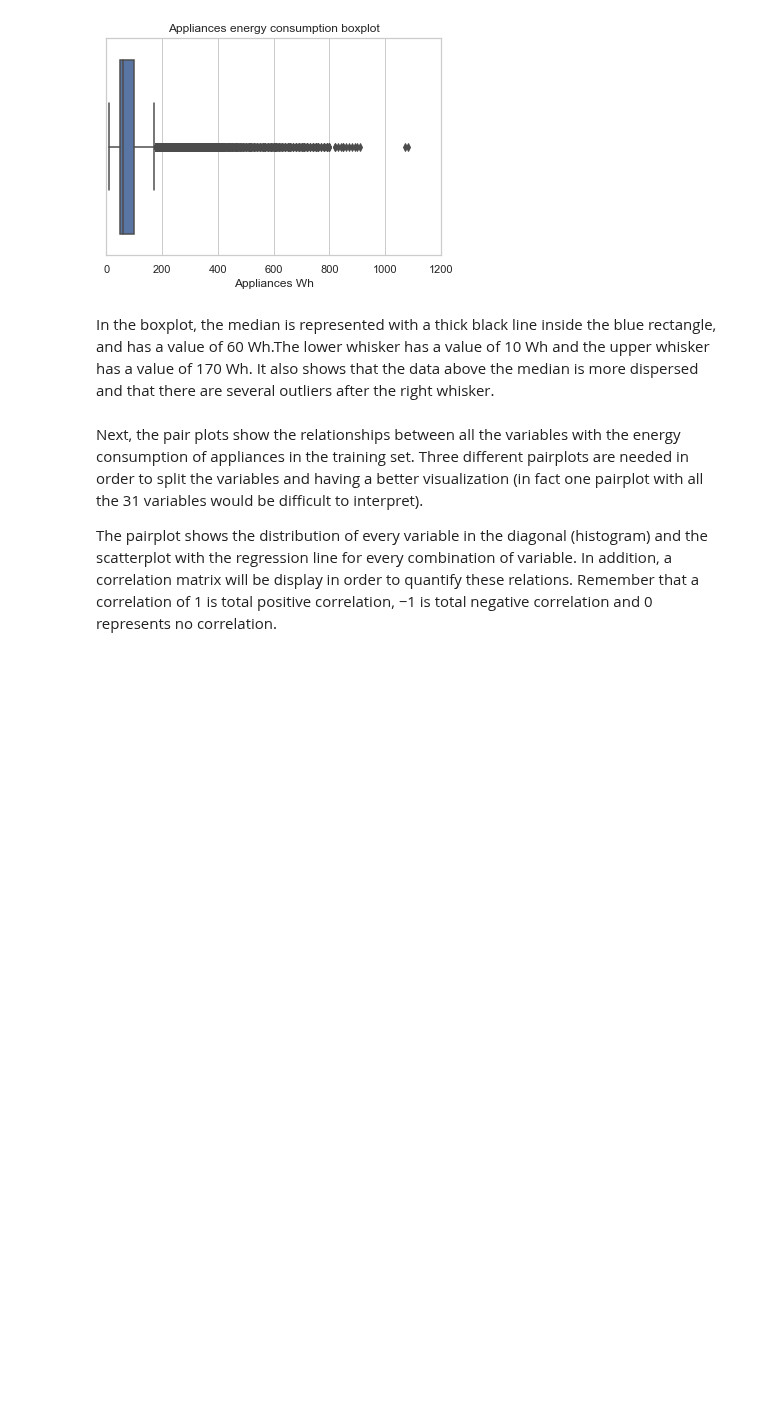
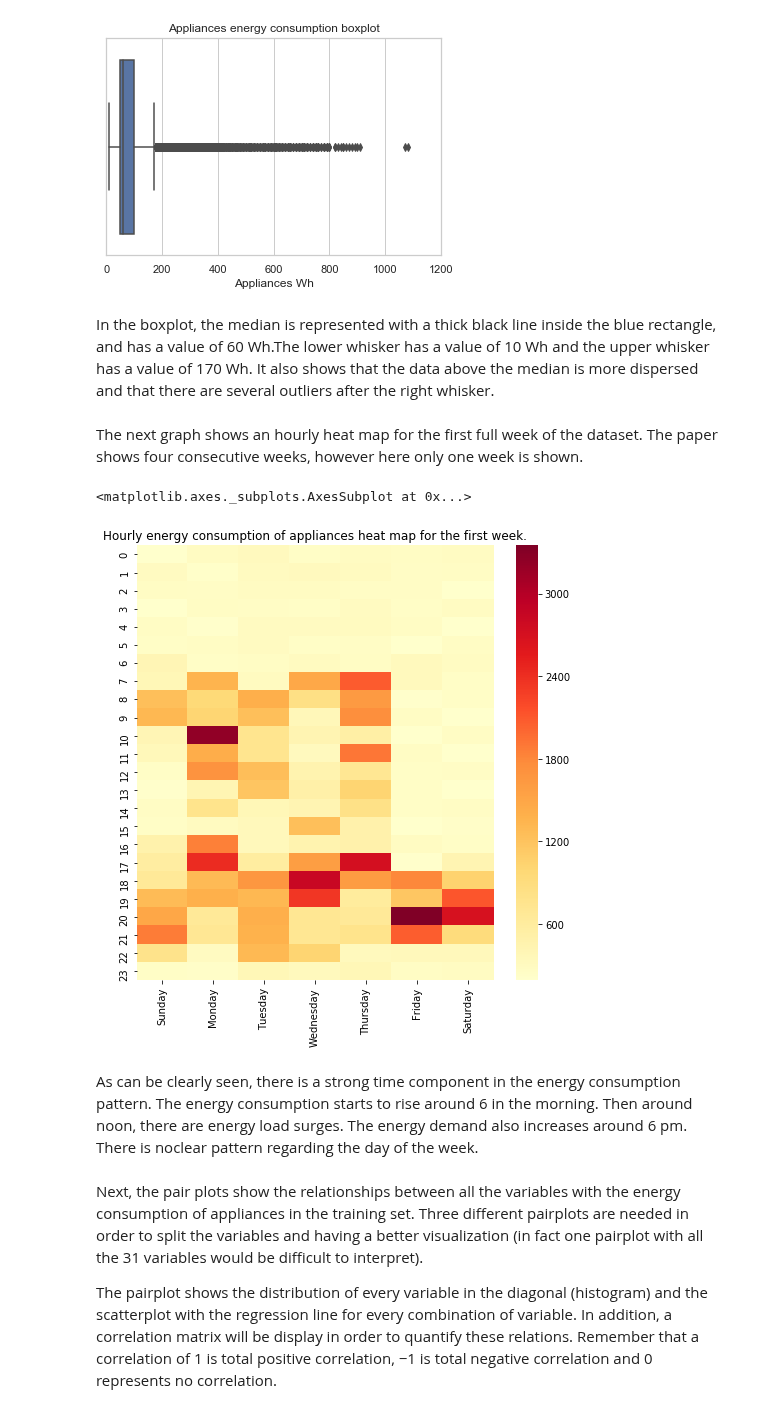
Before and after one commit to fracomp/datascience, a Jupyter notebook: portfolio 2.ipynb, the cells around one changed output. Saved outputs shown, nothing was run; the diff lists cells and outputs as text; code cells hidden in the pictures; blank space fills up the shorter version.

Commit message:
heatmap done

```diff
--- a/portfolio 2.ipynb
+++ b/portfolio 2.ipynb
@@ -85,6 +85,41 @@ Text(0.5, 1.0, 'Appliances energy consumption boxplot')
 [figure]
 # %% [markdown]
 In the boxplot, the median is represented with a thick black line inside the blue rectangle, and has a value of 60 Wh.The lower whisker has a value of 10 Wh and the upper whisker has a value of 170 Wh. It also shows that the data above the median is more dispersed and that there are several outliers after the right whisker.
+# %% [markdown]
+The next graph shows an hourly heat map for the first full week of the dataset. The paper shows four consecutive weeks, however here only one week is shown.
+# %%
+#getting the first complete week of the dataset from Sunday to Saturday
+first_week=comp.loc['2016-01-13 00:00:00+11:00':'2016-01-19 23:59:59+11:00']
+first_week_d=first_week['Appliances']
+
+#Appliances grouped by days and hours 24*7=168
+Ap_ph=first_week_d.resample('H').sum().values
+
+Sunday=Ap_ph[0:24]
+Monday=Ap_ph[24:48]
+Tuesday=Ap_ph[48:72]
+Wednesday=Ap_ph[72:96]
+Thursday=Ap_ph[96:120]
+Friday=Ap_ph[120:144]
+Saturday=Ap_ph[144:168]
+
+df=pd.DataFrame()
+df['Sunday']=Sunday
+df['Monday']=Monday
+df['Tuesday']=Tuesday
+df['Wednesday']=Wednesday
+df['Thursday']=Thursday
+df['Friday']=Friday
+df['Saturday']=Saturday
+# %%
+plt.figure(figsize=(8,8))
+plt.title('Hourly energy consumption of appliances heat map for the first week.')
+sns.heatmap(df, cmap="YlOrRd")
+# %% [output]
+<matplotlib.axes._subplots.AxesSubplot at 0x...>
+[figure, added]
+# %% [markdown]
+As can be clearly seen, there is a strong time component in the energy consumption pattern. The energy consumption starts to rise around 6 in the morning. Then around noon, there are energy load surges. The energy demand also increases around 6 pm. There is noclear pattern regarding the day of the week.
 # %% [markdown]
 Next, the pair plots show the relationships between all the variables with the energy consumption of appliances in the training set. Three different pairplots are needed in order to split the variables and having a better visualization (in fact one pairplot with all the 31 variables would be difficult to interpret).
 
```
